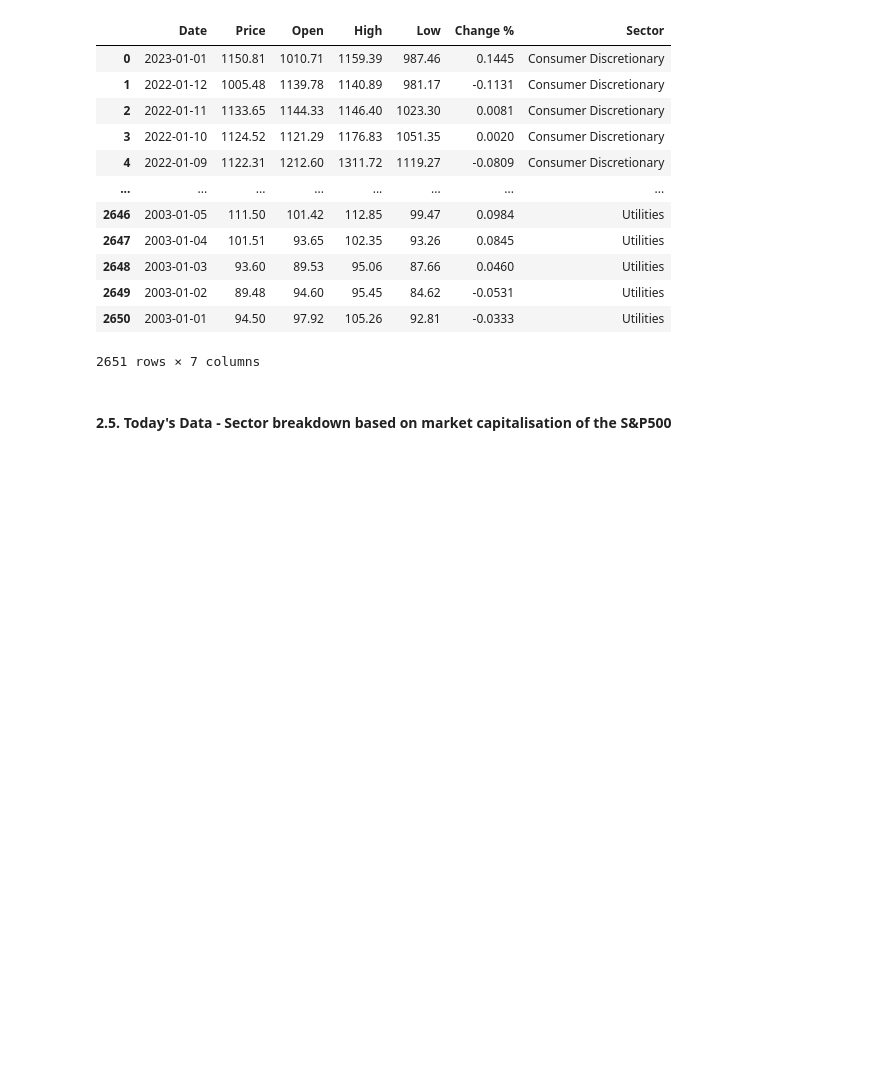
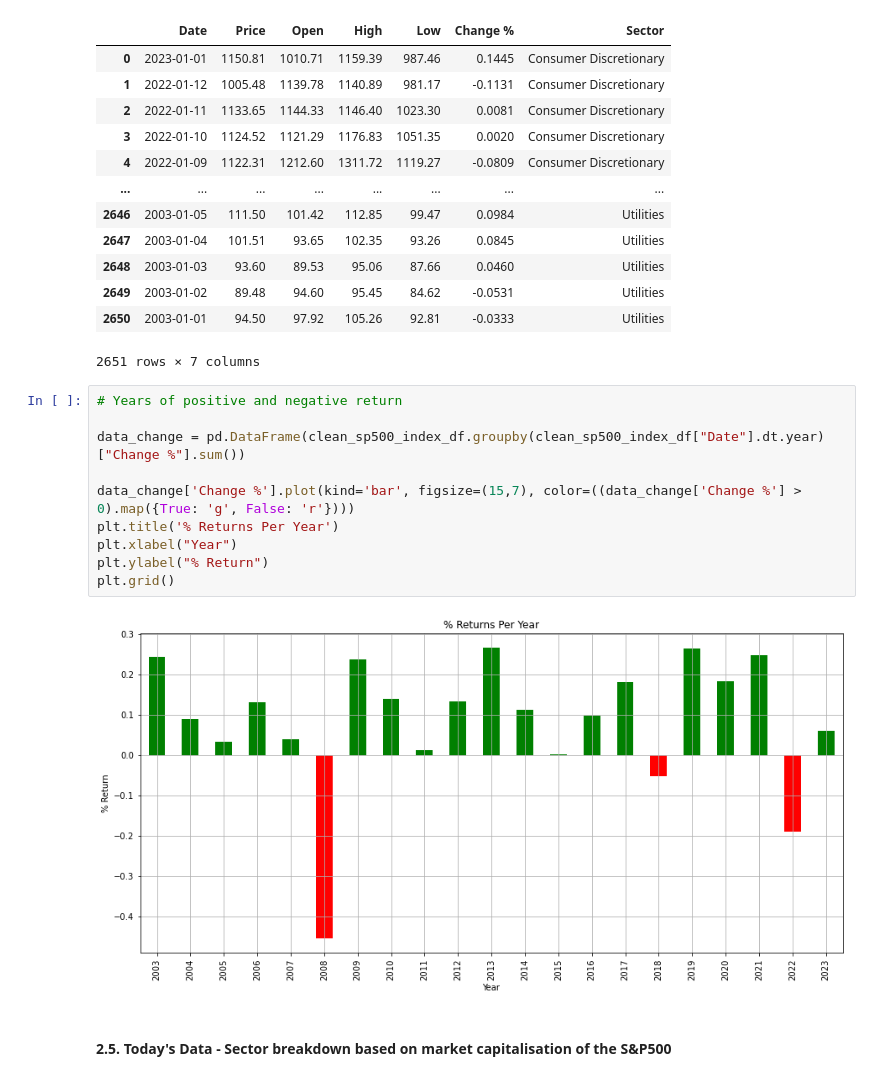
Before and after one commit to rocklurva/Mini-Project-1, a Jupyter notebook: main.ipynb, the cells around one changed output. Saved outputs shown, nothing was run; the diff lists cells and outputs as text; blank space fills up the shorter version.

```diff
--- a/main.ipynb
+++ b/main.ipynb
@@ -318,6 +318,18 @@ clean_sectors_index_df
 | 2649 | 2003-01-02 | 89.48 | 94.60 | 95.45 | 84.62 | -0.0531 | Utilities |
 | 2650 | 2003-01-01 | 94.50 | 97.92 | 105.26 | 92.81 | -0.0333 | Utilities |
 2651 rows × 7 columns
+# %%
+# Years of positive and negative return
+
+data_change = pd.DataFrame(clean_sp500_index_df.groupby(clean_sp500_index_df["Date"].dt.year)["Change %"].sum())
+
+data_change['Change %'].plot(kind='bar', figsize=(15,7), color=((data_change['Change %'] > 0).map({True: 'g', False: 'r'})))
+plt.title('% Returns Per Year')
+plt.xlabel("Year")
+plt.ylabel("% Return")
+plt.grid()
+# %% [output]
+[figure, added]
 # %% [markdown]
 #### 2.5. Today's Data - Sector breakdown based on market capitalisation of the S&P500
 # %% [markdown]
```
